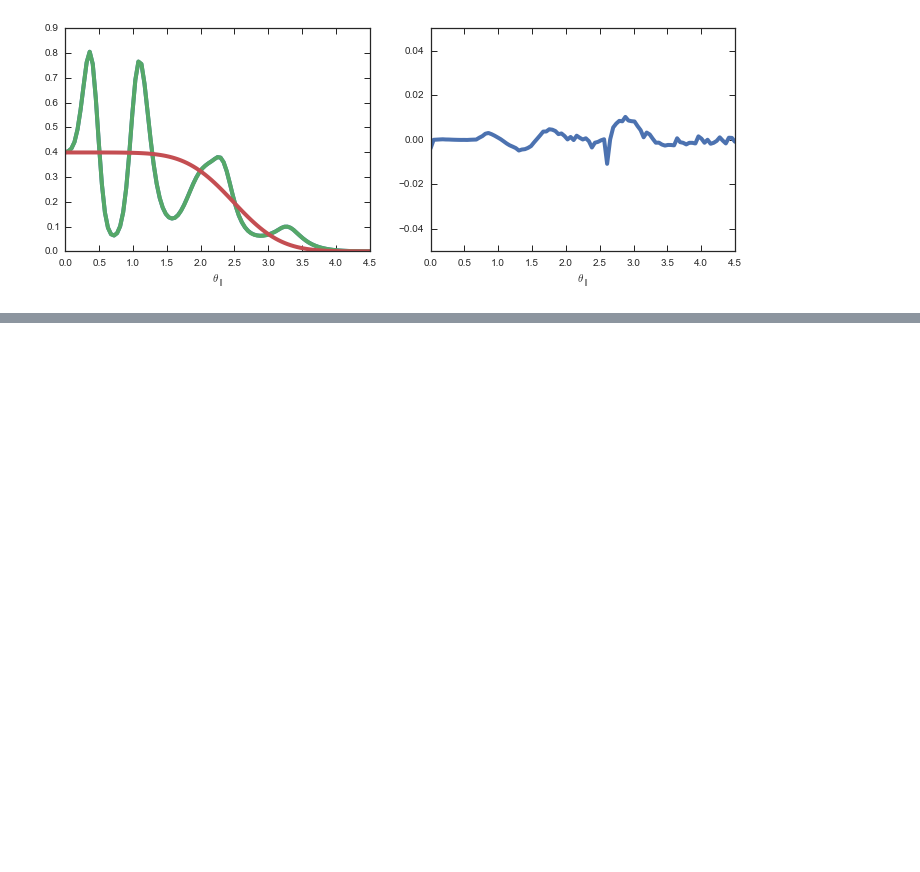
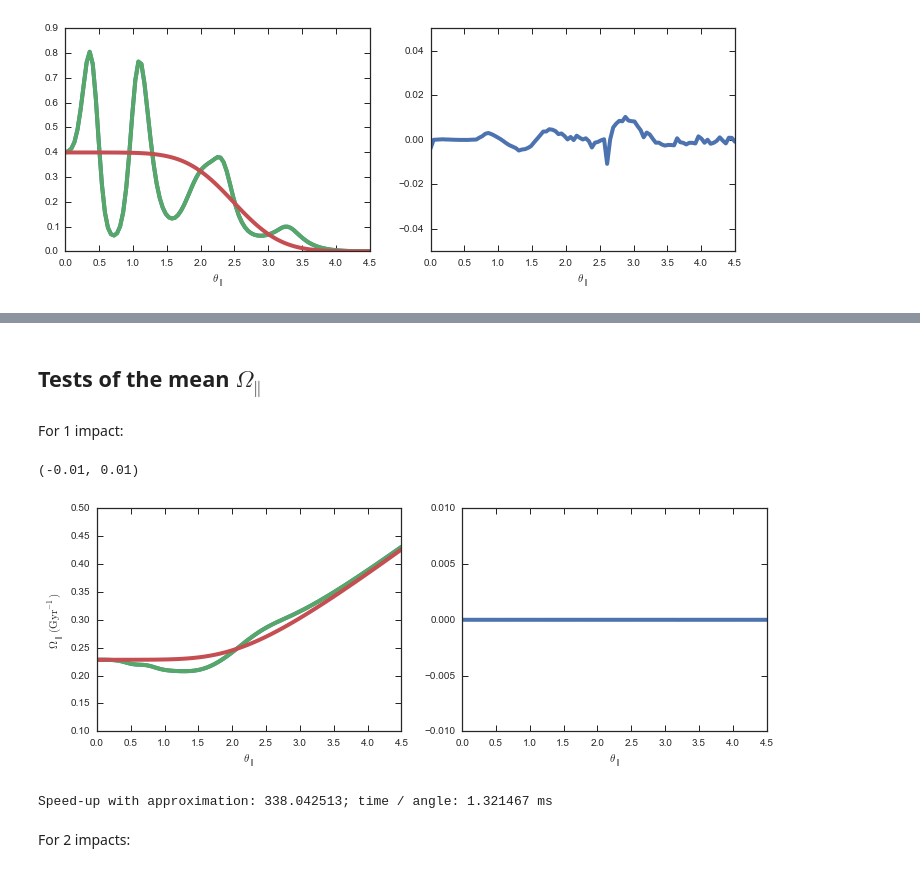
Before and after one commit to jobovy/streamgap-pepper, a Jupyter notebook: galpyStreampepperdfTests.ipynb, the cells around one changed output, grey strips where cells are left out. Saved outputs shown, nothing was run; the diff lists cells and outputs as text; code cells hidden in the pictures; blank space fills up the shorter version.

Commit message:
Tests of meanOmega

```diff
--- a/galpyStreampepperdfTests.ipynb
+++ b/galpyStreampepperdfTests.ipynb
@@ -383,0 +384,38 @@ Speed-up with approximation: 5.915227; time / angle: 153.273089 ms
+# %% [markdown]
+## Tests of the mean $\Omega_\parallel$
+# %% [markdown]
+For 1 impact:
+# %%
+xs= numpy.linspace(0.,4.5,101)
+# Compute
+mO_unp= numpy.array([super(galpy.df_src.streampepperdf.streampepperdf,sdf_pepper_1impacts).meanOmega(x,oned=True) for x in xs])
+mO_approx_1impacts= numpy.array([sdf_pepper_1impacts.meanOmega(x,oned=True,approx=True) for x in xs])
+mO_1impacts= numpy.array([sdf_pepper_1impacts.meanOmega(x,oned=True,approx=False) for x in xs])
+# %%
+figsize(12,4)
+subplot(1,2,1)
+plot(xs,mO_1impacts*bovy_conversion.freq_in_Gyr(V0,R0),lw=4.)
+plot(xs,mO_approx_1impacts*bovy_conversion.freq_in_Gyr(V0,R0),lw=4.)
+plot(xs,mO_unp*bovy_conversion.freq_in_Gyr(V0,R0),lw=4.)
+ylim(0.1,0.5)
+xlabel(r'$\theta_\parallel$')
+ylabel(r'$\Omega_\parallel\,(\mathrm{Gyr}^{-1})$')
+subplot(1,2,2)
+plot(xs,(mO_1impacts-mO_approx_1impacts)/mO_1impacts,lw=4.)
+xlabel(r'$\theta_\parallel$')
+ylim(-0.01,0.01)
+# %% [output]
+(-0.01, 0.01)
+[figure, added]
+# %%
+timexs= xs[::10]
+start= time.time()
+dum= numpy.array([sdf_pepper_1impacts.meanOmega(x,oned=True,approx=True) for x in timexs])
+approxTime= time.time()-start
+start= time.time()
+dum= numpy.array([sdf_pepper_1impacts.meanOmega(x,oned=True,approx=False) for x in timexs])
+print "Speed-up with approximation: %f; time / angle: %f ms" % ((time.time()-start)/approxTime,approxTime/len(timexs)*1000.)
+# %% [output]
+Speed-up with approximation: 338.042513; time / angle: 1.321467 ms
+# %% [markdown]
+For 2 impacts:
```
Also changed, not shown: parts of 22 cells of this notebook.
